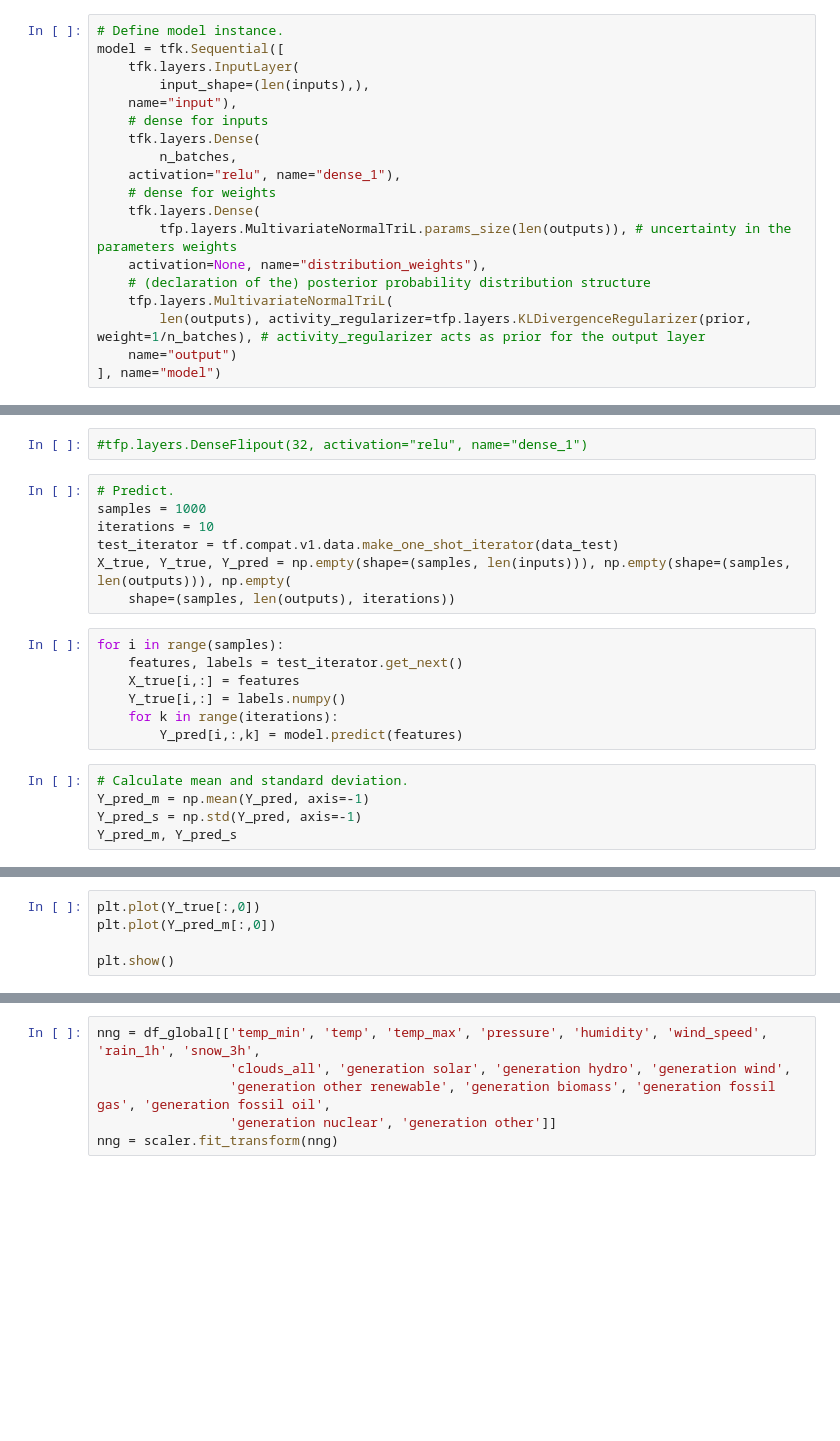
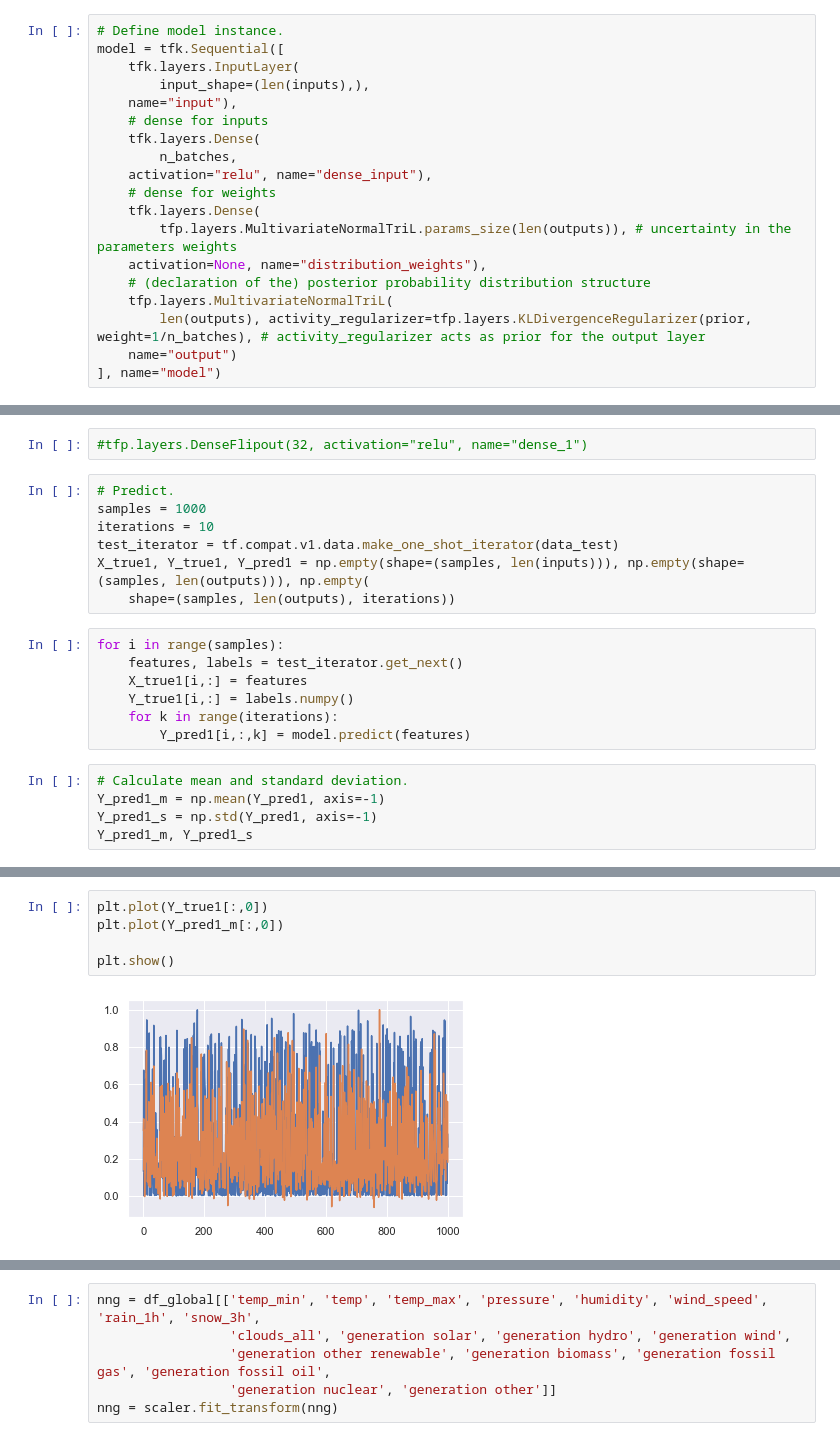
Before and after one commit to lorenzrossi/Bayesian-Analysis, a Jupyter notebook: ugo.ipynb, the cells around one changed output, grey strips where cells are left out. Drawn from its saved outputs; the diff is of its cells as text; blank space fills up the shorter version.

```diff
--- a/ugo.ipynb
+++ b/ugo.ipynb
@@ -607,7 +695,7 @@ model = tfk.Sequential([
     # dense for inputs
     tfk.layers.Dense(
         n_batches,
-    activation="relu", name="dense_1"),
+    activation="relu", name="dense_input"),
     # dense for weights
     tfk.layers.Dense(
         tfp.layers.MultivariateNormalTriL.params_size(len(outputs)), # uncertainty in the parameters weights
@@ -652,17 +773,17 @@ pickle.dump(layer_weights, open('layer.weights.foreach.epoch.pkl', 'wb'))
 samples = 1000
 iterations = 10
 test_iterator = tf.compat.v1.data.make_one_shot_iterator(data_test)
-X_true, Y_true, Y_pred = np.empty(shape=(samples, len(inputs))), np.empty(shape=(samples, len(outputs))), np.empty(
+X_true1, Y_true1, Y_pred1 = np.empty(shape=(samples, len(inputs))), np.empty(shape=(samples, len(outputs))), np.empty(
     shape=(samples, len(outputs), iterations))
 # %%
 for i in range(samples):
     features, labels = test_iterator.get_next()
-    X_true[i,:] = features
-    Y_true[i,:] = labels.numpy()
+    X_true1[i,:] = features
+    Y_true1[i,:] = labels.numpy()
     for k in range(iterations):
-        Y_pred[i,:,k] = model.predict(features)
+        Y_pred1[i,:,k] = model.predict(features)
 # %%
 # Calculate mean and standard deviation.
-Y_pred_m = np.mean(Y_pred, axis=-1)
-Y_pred_s = np.std(Y_pred, axis=-1)
-Y_pred_m, Y_pred_s
+Y_pred1_m = np.mean(Y_pred1, axis=-1)
+Y_pred1_s = np.std(Y_pred1, axis=-1)
+Y_pred1_m, Y_pred1_s
@@ -669,6 +805,8 @@ Y_pred_m, Y_pred_s
 # %%
-plt.plot(Y_true[:,0])
-plt.plot(Y_pred_m[:,0])
+plt.plot(Y_true1[:,0])
+plt.plot(Y_pred1_m[:,0])
 
 plt.show()
+# %% [output]
+[figure, added]
 # %%
```
Also changed, not shown: parts of 78 cells of this notebook.
